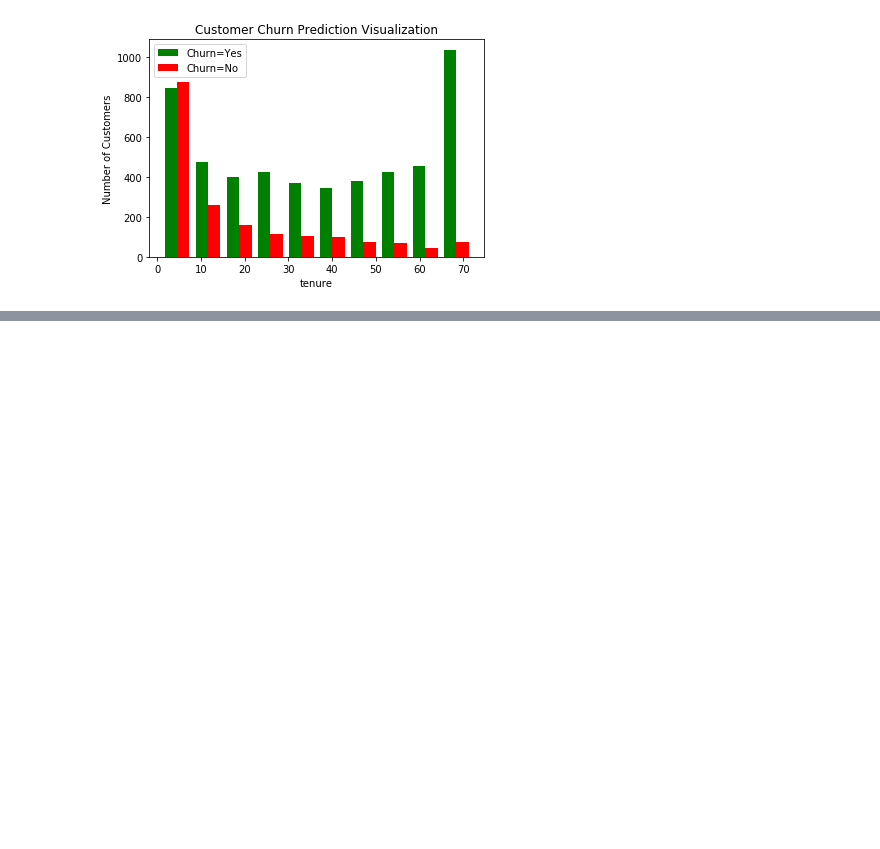
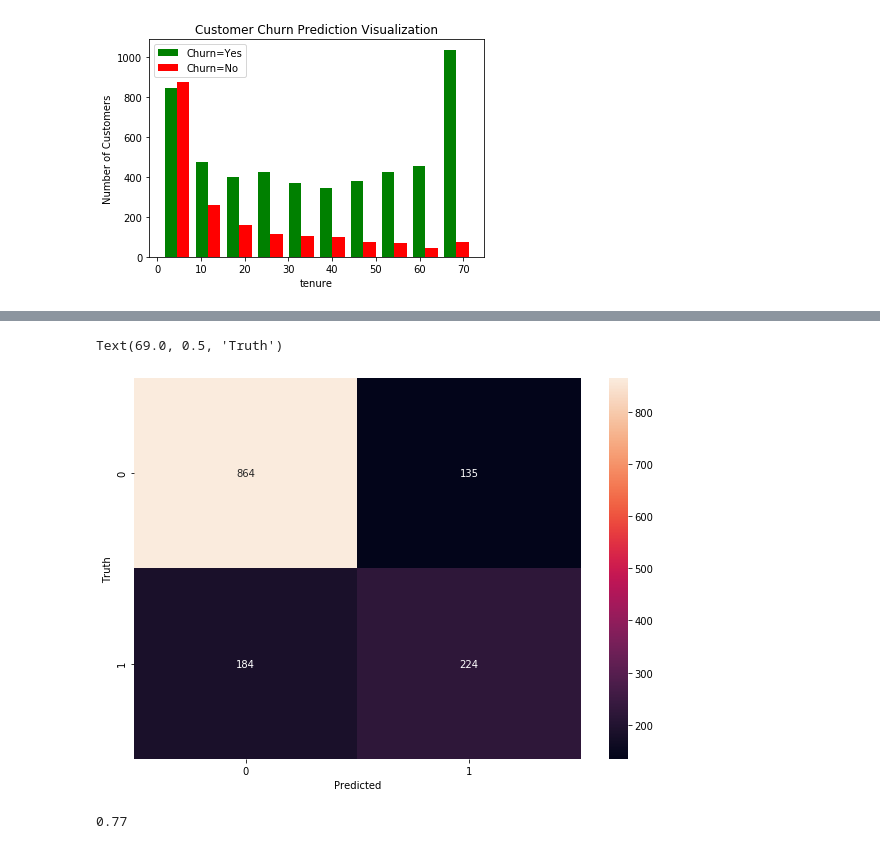
Before and after one commit to saikabade/TensorFlowProjects, a Jupyter notebook: customer-churn-prediction-telco-dataset/customer-churn-prediction.ipynb, the cells around one changed output, grey strips where cells are left out. Saved outputs shown, nothing was run; the diff lists cells and outputs as text; code cells hidden in the pictures; blank space fills up the shorter version.

```diff
--- a/customer-churn-prediction-telco-dataset/customer-churn-prediction.ipynb
+++ b/customer-churn-prediction-telco-dataset/customer-churn-prediction.ipynb
@@ -107,0 +292,20 @@ plt.legend()
+# %%
+
+
+from tensorflow import keras
+
+model = keras.Sequential([
+    keras.layers.Dense(20, input_shape=(26,), activation='relu'),
+    keras.layers.Dense(1,activation='sigmoid')
+
+])
+# %%
+
+##because the output is in 0 or 1 therefore using binary_crossentropy
+
+model.compile(optimizer='adam',
+    loss='binary_crossentropy',
+    metrics=['accuracy']
+    )
+
+model.fit(X_train,y_train,epochs=100)
@@ -107,0 +336,2 @@ plt.legend()
+# %%
+y_pred = model.predict(X_test)
@@ -107,0 +346,11 @@ plt.legend()
+# %%
+###Convert the y_pred to a 1D array and also map the float value b/w 0-1 to 0 or a 1.
+###if value < 0.5 then output 0 else 1
+
+y_pred_updated = []
+
+for i in y_pred:
+    if i > 0.5:
+        y_pred_updated.append(1)
+    else:
+        y_pred_updated.append(0)
@@ -107,0 +376,19 @@ plt.legend()
+# %%
+import seaborn as sns
+
+cm = tf.math.confusion_matrix(labels= y_test, predictions=y_pred_updated)
+
+plt.figure(figsize=(10,7))
+sns.heatmap(cm,annot=True, fmt='d')
+plt.xlabel('Predicted')
+plt.ylabel('Truth')
+# %% [output]
+Text(69.0, 0.5, 'Truth')
+[figure, added]
+# %%
+acc = (864+224)/(864+135+184+224)
+print(round(acc,2) )
+
+## acc is exactly same as accuracy in the classification report
+# %% [output]
+0.77
```
Also changed, not shown: parts of 28 cells of this notebook, 3 other files.
